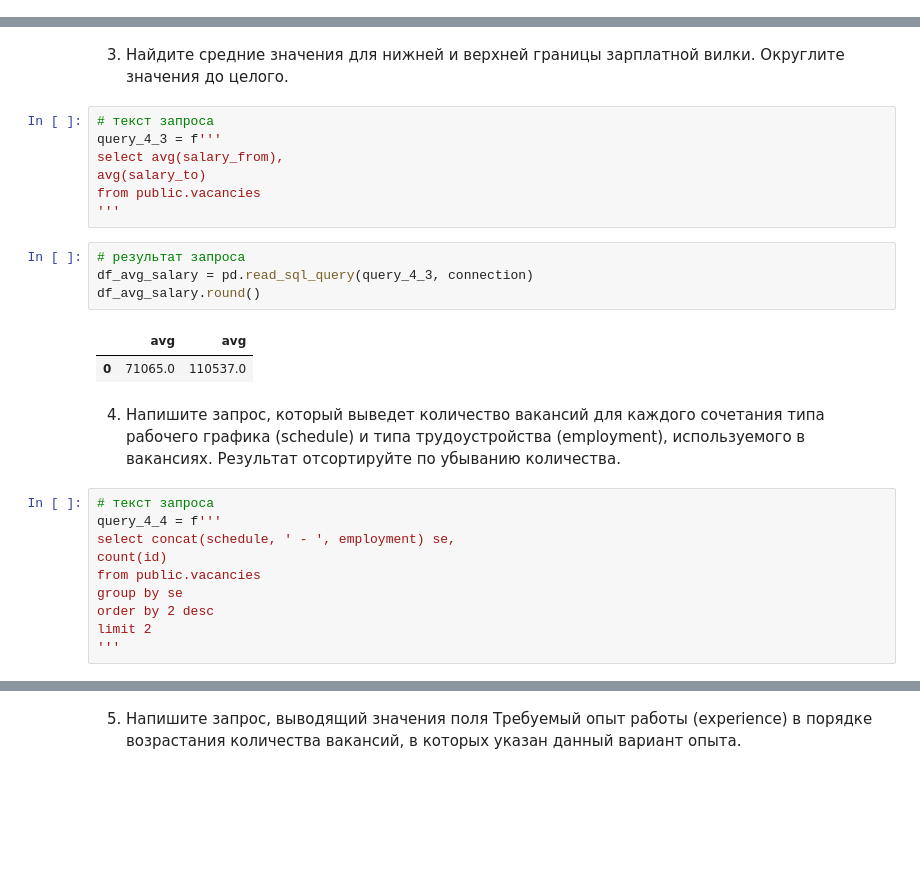
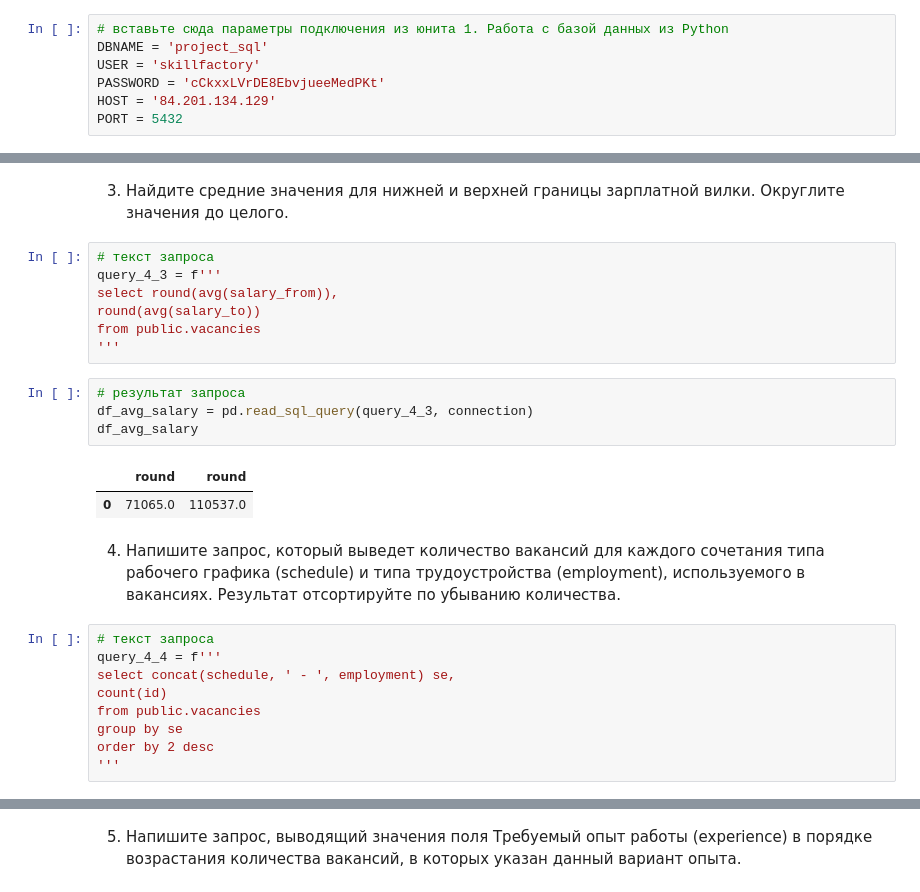
Before and after one commit to Talic13th/SFlearning, a Jupyter notebook: project_2/PROJECT_2_Анализ вакансий на hh.ru.ipynb, the cells around one changed output, grey strips where cells are left out. Cells and saved outputs as stored; diff of their text form; blank space fills up the shorter version.

```diff
--- a/project_2/PROJECT_2_Анализ вакансий на hh.ru.ipynb
+++ b/project_2/PROJECT_2_Анализ вакансий на hh.ru.ipynb
@@ -10 +11,8 @@ warnings.filterwarnings('ignore')
+# %%
+# вставьте сюда параметры подключения из юнита 1. Работа с базой данных из Python
+DBNAME = 'project_sql'
+USER = 'skillfactory'
+PASSWORD = 'cCkxxLVrDE8EbvjueeMedPKt'
+HOST = '84.201.134.129'
+PORT = 5432
 # %%
@@ -131,16 +140,16 @@ df_salary
 # %%
 # текст запроса
 query_4_3 = f'''
-select avg(salary_from),
-avg(salary_to)
+select round(avg(salary_from)),
+round(avg(salary_to))
 from public.vacancies
 '''
 # %%
 # результат запроса
 df_avg_salary = pd.read_sql_query(query_4_3, connection)
-df_avg_salary.round()
+df_avg_salary
 # %% [output]
-|  | avg | avg |
+|  | round | round |
 | 0 | 71065.0 | 110537.0 |
 # %% [markdown]
 4. Напишите запрос, который выведет количество вакансий для каждого сочетания типа рабочего графика (schedule) и типа трудоустройства (employment), используемого в вакансиях. Результат отсортируйте по убыванию количества.
@@ -152,7 +161,6 @@ count(id)
 from public.vacancies
 group by se
 order by 2 desc
-limit 2
 '''
 # %%
 # результат запроса
```
Also changed, not shown: parts of 40 cells of this notebook.
